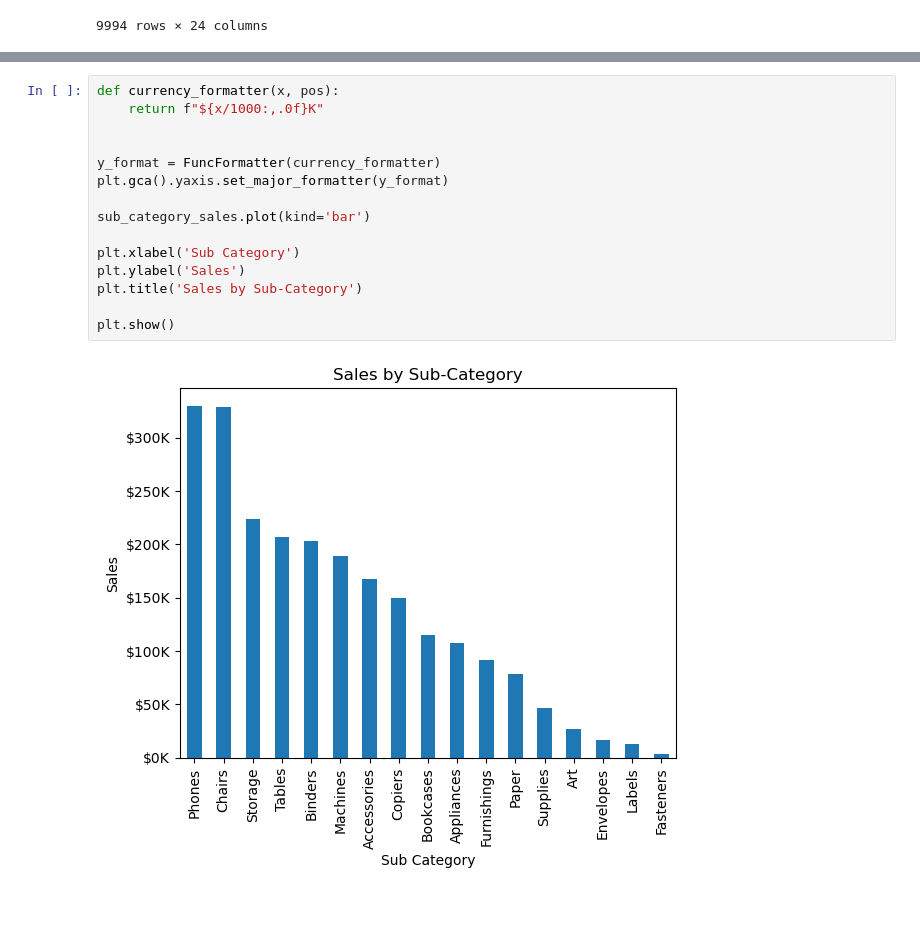
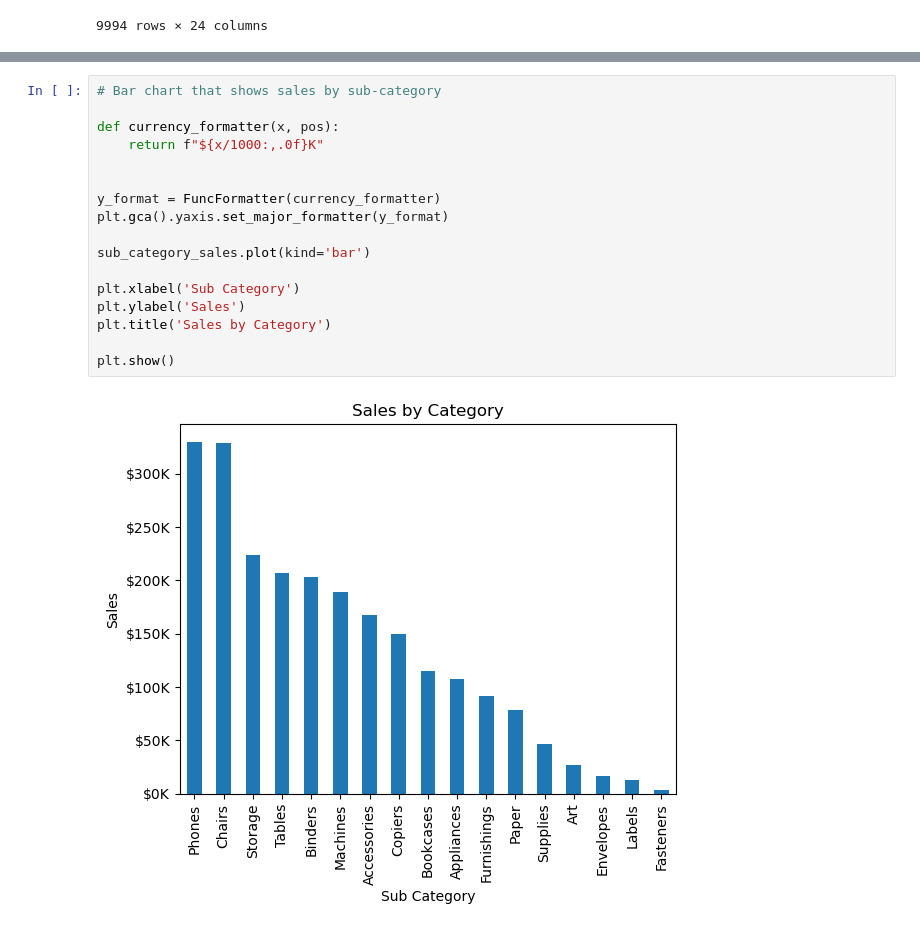
Before and after one commit to jmpealy/project-4-ML-integration, a Jupyter notebook: main.ipynb, the cells around one changed output, grey strips where cells are left out. Cells and saved outputs as stored; diff of their text form.

```diff
--- a/main.ipynb
+++ b/main.ipynb
@@ -152,18 +117,20 @@ sub_category_sales_df
 # %%
+# Bar chart that shows sales by sub-category
+
 def currency_formatter(x, pos):
     return f"${x/1000:,.0f}K"
 
 
 y_format = FuncFormatter(currency_formatter)
 plt.gca().yaxis.set_major_formatter(y_format)
 
 sub_category_sales.plot(kind='bar')
 
 plt.xlabel('Sub Category')
 plt.ylabel('Sales')
-plt.title('Sales by Sub-Category')
+plt.title('Sales by Category')
 
 plt.show()
 # %% [output]
-[figure, old version]
+[figure, new version]
 # %%
```
Also changed, not shown: parts of 11 cells of this notebook, 1 other file.
